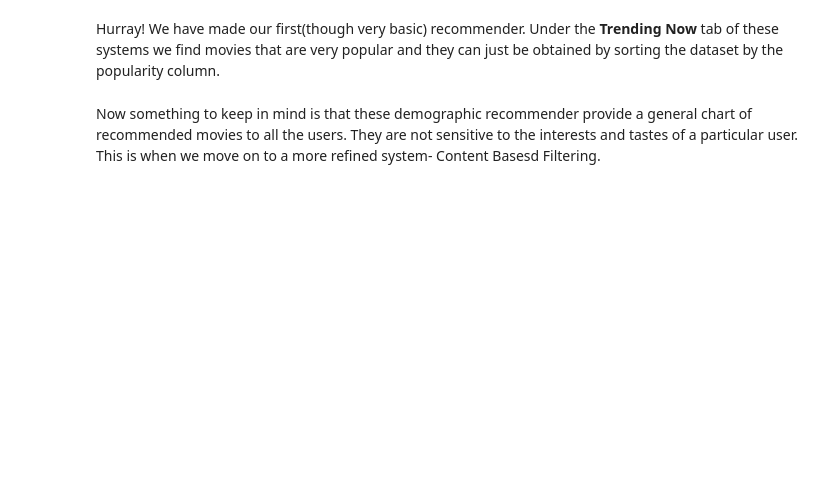
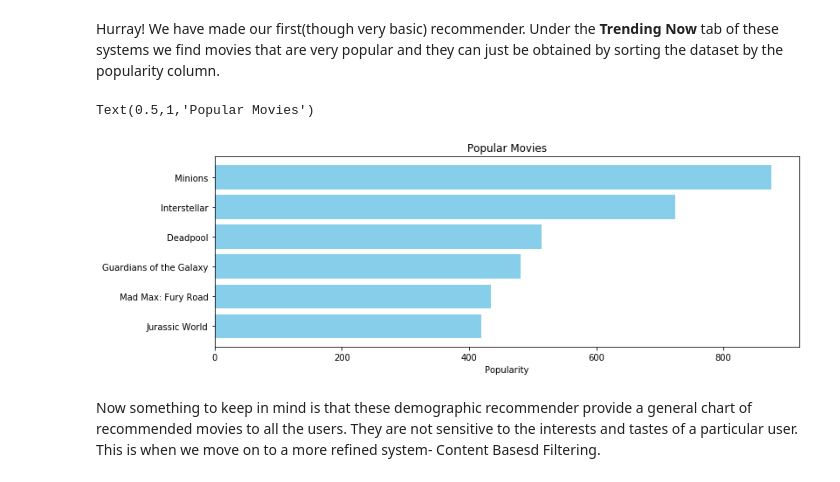
Before and after one commit to staylornc/MovieRecommender, a Jupyter notebook: creating-a-movie-recommender-chicktechrdu.ipynb, the cells around one changed output. Saved outputs shown, nothing was run; the diff lists cells and outputs as text; code cells hidden in the pictures; blank space fills up the shorter version.

Commit message:
Kaggle Notebook | Creating a Movie Recommender - ChickTechRDU | Version 4

```diff
--- a/creating-a-movie-recommender-chicktechrdu.ipynb
+++ b/creating-a-movie-recommender-chicktechrdu.ipynb
@@ -78,0 +101,6 @@ df2.head(5)
+# %%
+#Sort movies based on the average rating above
+movies = movies.sort_values('vote_average', ascending=False)
+
+#Print the top 10 movies
+movies[['title', 'vote_average', 'revenue', 'release_date']].head(10)
@@ -78,0 +147,6 @@ df2.head(5)
+# %%
+#Sort movies based on the average rating above
+movies = movies.sort_values('popularity', ascending=False)
+
+#Print the top 10 movies
+movies[['title', 'vote_average', 'revenue', 'release_date']].head(10)
@@ -130,15 +234,18 @@ q_movies[['title', 'vote_count', 'vote_average', 'score']].head(10)
 Hurray! We have made our first(though very basic) recommender.
 Under the **Trending Now** tab of these systems we find movies that are very popular and they can just be obtained by sorting the dataset by the popularity column.
 # %%
-pop= df2.sort_values('popularity', ascending=False)
+pop= movies.sort_values('popularity', ascending=False)
 import matplotlib.pyplot as plt
 plt.figure(figsize=(12,4))
 
 plt.barh(pop['title'].head(6),pop['popularity'].head(6), align='center',
         color='skyblue')
 plt.gca().invert_yaxis()
 plt.xlabel("Popularity")
 plt.title("Popular Movies")
+# %% [output]
+Text(0.5,1,'Popular Movies')
+[figure, added]
 # %% [markdown]
 Now something to keep in mind is that these demographic recommender provide a general chart of recommended movies to all the users. They are not sensitive to the interests and tastes of a particular user.
 This is when we move on to a more refined system-  Content Basesd Filtering.
```
Also changed, not shown: parts of 43 cells of this notebook.
